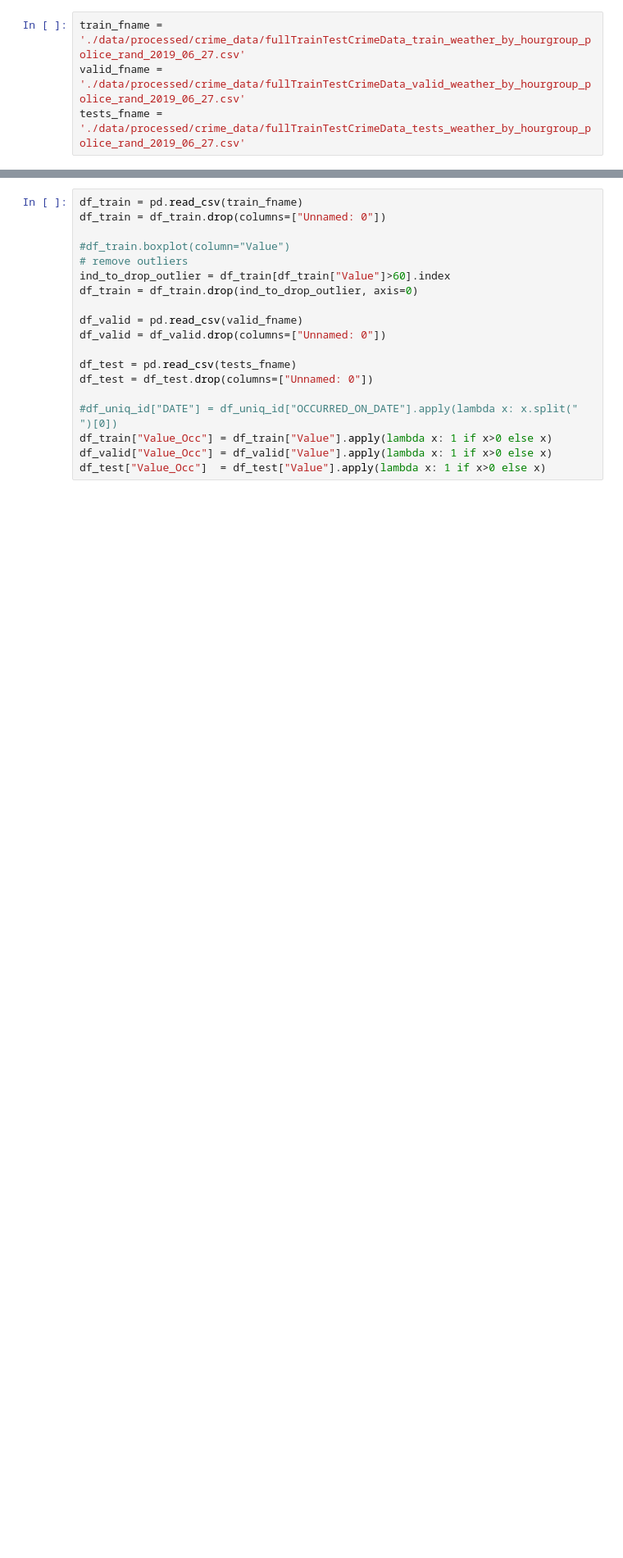
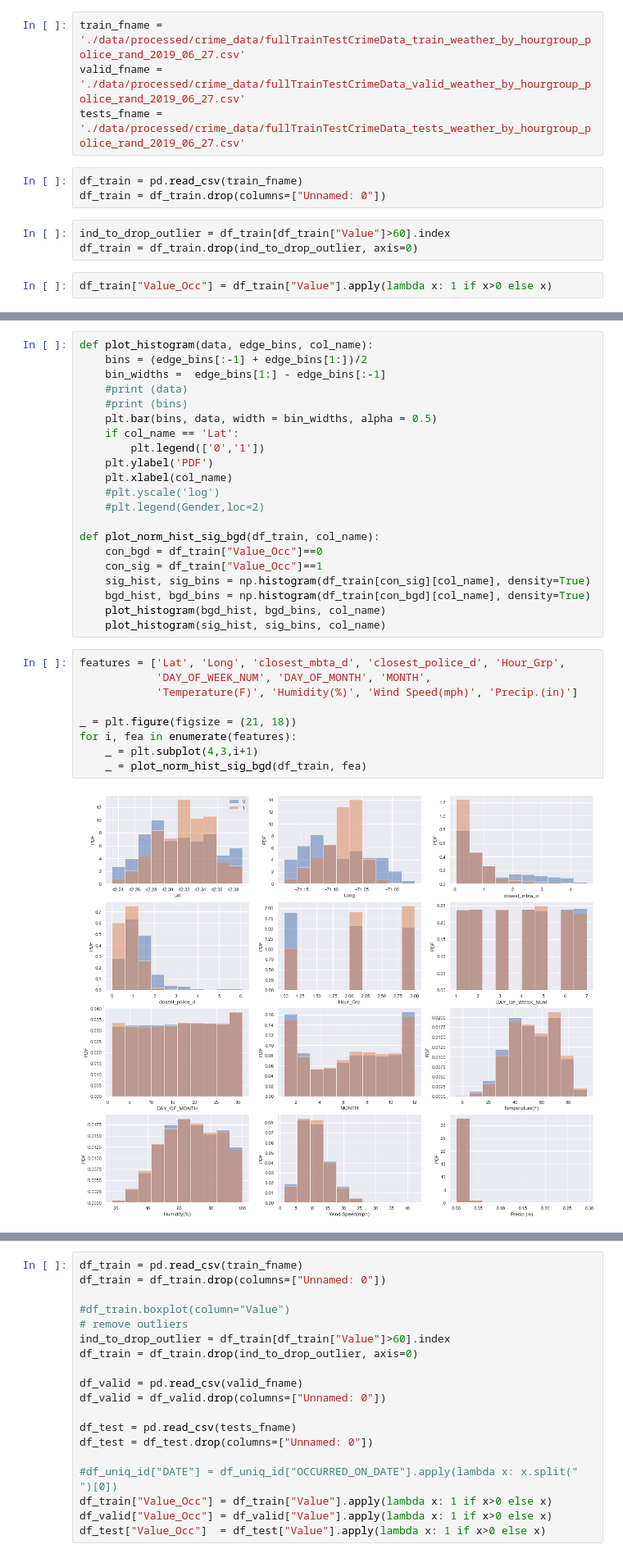
Before and after one commit to ahortian/insight_project, a Jupyter notebook: 05_EDA.ipynb, the cells around one changed output, grey strips where cells are left out. Shown at 82% size. Cells and saved outputs as stored; diff of their text form; blank space fills up the shorter version.

```diff
--- a/05_EDA.ipynb
+++ b/05_EDA.ipynb
@@ -35,3 +17,11 @@ from joblib import dump
 train_fname = './data/processed/crime_data/fullTrainTestCrimeData_train_weather_by_hourgroup_police_rand_2019_06_27.csv'
 valid_fname = './data/processed/crime_data/fullTrainTestCrimeData_valid_weather_by_hourgroup_police_rand_2019_06_27.csv'
 tests_fname = './data/processed/crime_data/fullTrainTestCrimeData_tests_weather_by_hourgroup_police_rand_2019_06_27.csv'
+# %%
+df_train = pd.read_csv(train_fname)
+df_train = df_train.drop(columns=["Unnamed: 0"])
+# %%
+ind_to_drop_outlier = df_train[df_train["Value"]>60].index
+df_train = df_train.drop(ind_to_drop_outlier, axis=0)
+# %%
+df_train["Value_Occ"] = df_train["Value"].apply(lambda x: 1 if x>0 else x)
@@ -37,0 +70,32 @@ tests_fname = './data/processed/crime_data/fullTrainTestCrimeData_tests_weather_
+# %%
+def plot_histogram(data, edge_bins, col_name):
+    bins = (edge_bins[:-1] + edge_bins[1:])/2
+    bin_widths =  edge_bins[1:] - edge_bins[:-1]
+    #print (data)
+    #print (bins)
+    plt.bar(bins, data, width = bin_widths, alpha = 0.5)
+    if col_name == 'Lat':
+        plt.legend(['0','1'])
+    plt.ylabel('PDF')
+    plt.xlabel(col_name)
+    #plt.yscale('log')
+    #plt.legend(Gender,loc=2)
+
+def plot_norm_hist_sig_bgd(df_train, col_name):
+    con_bgd = df_train["Value_Occ"]==0
+    con_sig = df_train["Value_Occ"]==1
+    sig_hist, sig_bins = np.histogram(df_train[con_sig][col_name], density=True)
+    bgd_hist, bgd_bins = np.histogram(df_train[con_bgd][col_name], density=True)
+    plot_histogram(bgd_hist, bgd_bins, col_name)
+    plot_histogram(sig_hist, sig_bins, col_name)
+# %%
+features = ['Lat', 'Long', 'closest_mbta_d', 'closest_police_d', 'Hour_Grp',
+            'DAY_OF_WEEK_NUM', 'DAY_OF_MONTH', 'MONTH',
+            'Temperature(F)', 'Humidity(%)', 'Wind Speed(mph)', 'Precip.(in)']
+
+_ = plt.figure(figsize = (21, 18))
+for i, fea in enumerate(features):
+    _ = plt.subplot(4,3,i+1)
+    _ = plot_norm_hist_sig_bgd(df_train, fea)
+# %% [output]
+[figure, added]
```
Also changed, not shown: parts of 7 cells of this notebook.
